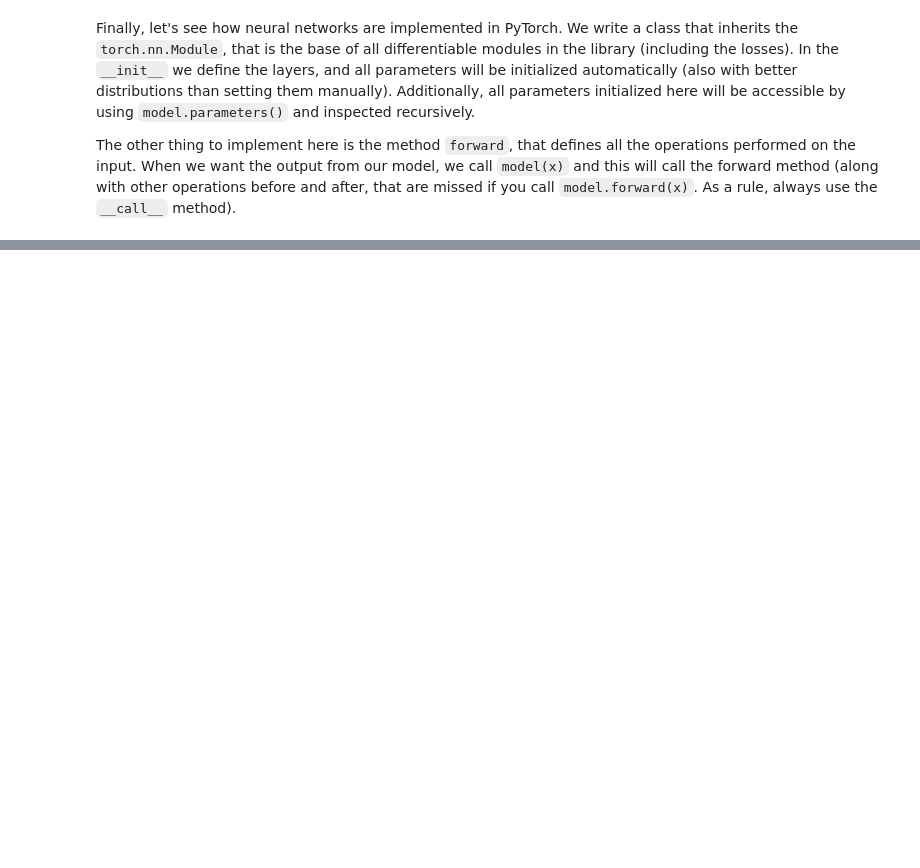
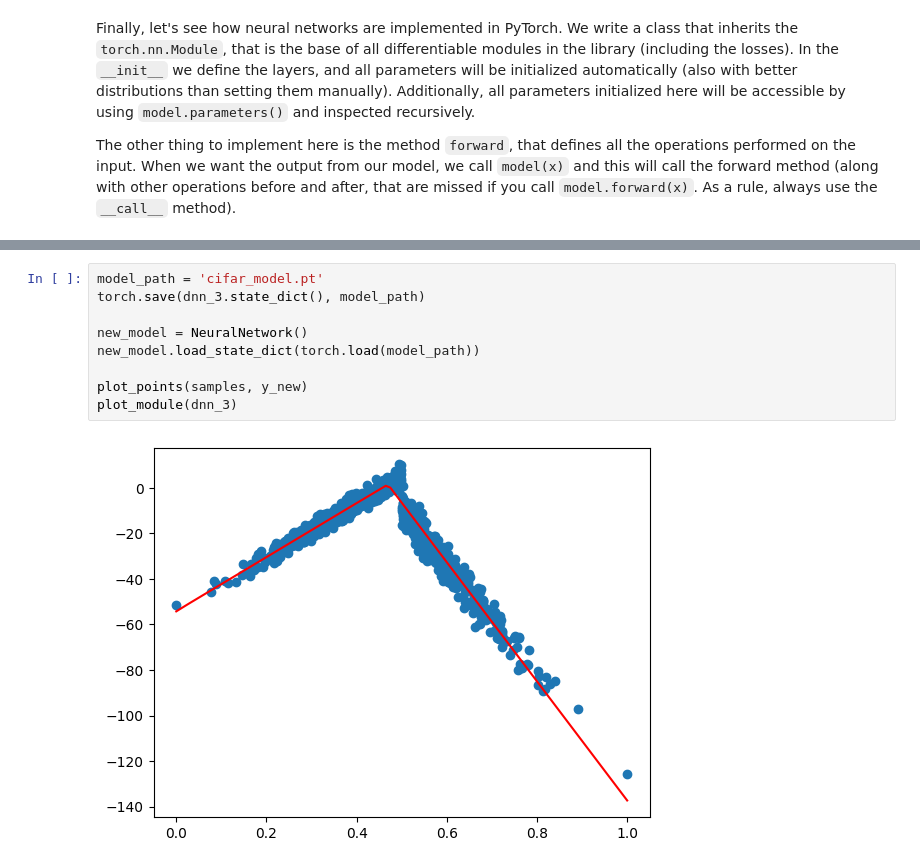
Before and after one commit to battistabiggio/ai4dev, a Jupyter notebook: notebooks/AI4Dev_04_dnns.ipynb, the cells around one changed output, grey strips where cells are left out. Saved outputs shown, nothing was run; the diff lists cells and outputs as text; blank space fills up the shorter version.

```diff
--- a/notebooks/AI4Dev_04_dnns.ipynb
+++ b/notebooks/AI4Dev_04_dnns.ipynb
@@ -651,0 +697,11 @@ Epoch 900, Loss 14.353358
+# %%
+model_path = 'cifar_model.pt'
+torch.save(dnn_3.state_dict(), model_path)
+
+new_model = NeuralNetwork()
+new_model.load_state_dict(torch.load(model_path))
+
+plot_points(samples, y_new)
+plot_module(dnn_3)
+# %% [output]
+[figure, added]
```
Also changed, not shown: parts of 9 cells of this notebook, 2 other files.
